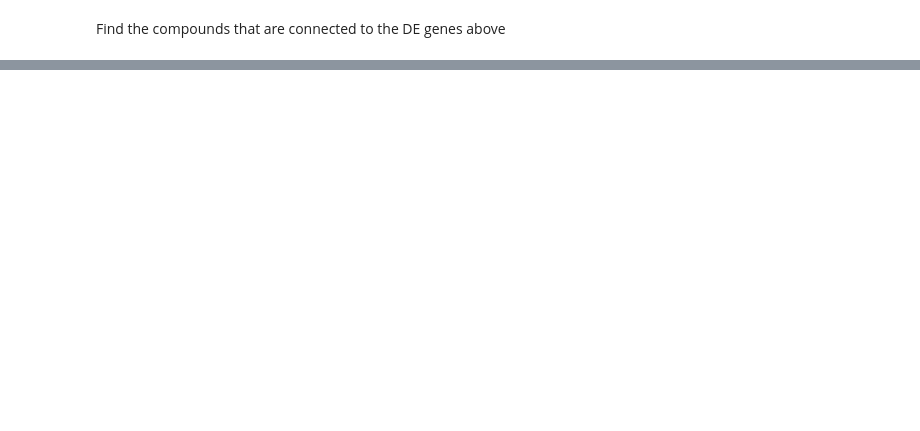
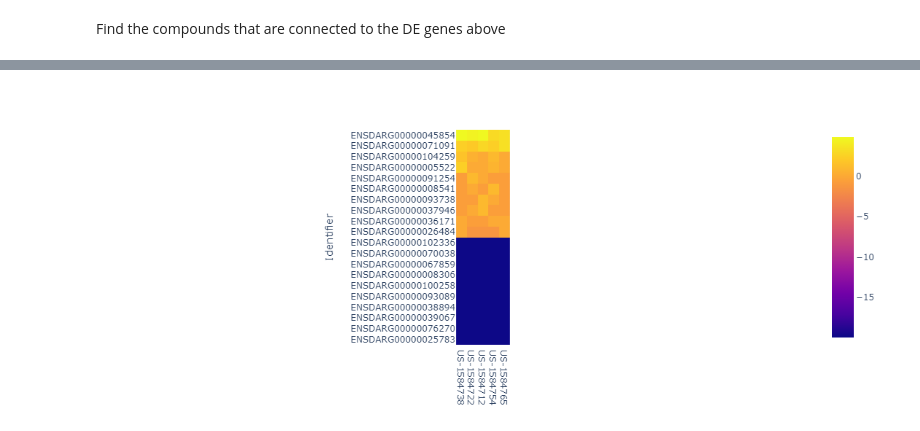
Before and after one commit to glasgowcompbio/pyMultiOmics, a Jupyter notebook: notebooks/analysis_zebrafish.ipynb, the cells around one changed output, grey strips where cells are left out. Cells and saved outputs as stored; diff of their text form; code cells hidden in the pictures; blank space fills up the shorter version.

```diff
--- a/notebooks/analysis_zebrafish.ipynb
+++ b/notebooks/analysis_zebrafish.ipynb
@@ -239,0 +242,6 @@ res
+# %%
+res = QueryBuilder(ap) \
+        .add(Select(GENES)) \
+        .add(SignificantDE(case, control, pval, fc_lte=fc_lte, fc_gte=fc_gte, N=N)) \
+        .run()
+res
@@ -239,0 +266,5 @@ res
+# %%
+case_group = design_df[design_df['group'] == case].index.values.tolist()
+control_group = design_df[design_df['group'] == case].index.values.tolist()
+selection = case_group + control_group
+selection
@@ -239,0 +282,13 @@ res
+# %%
+data_type = GENES
+data_df, design_df = ap.mapping.get_dfs(data_type)
+df = data_df.loc[res.index.values]
+
+min_replace = SMALL
+wi = WebOmicsInference(df, design_df, data_type, min_value=min_replace)
+heatmap_df = wi.data_df[selection]
+# %%
+from plotly import express as px
+px.imshow(np.log2(heatmap_df))
+# %% [output]
+[figure, added]
```
Also changed, not shown: parts of 15 cells of this notebook.
